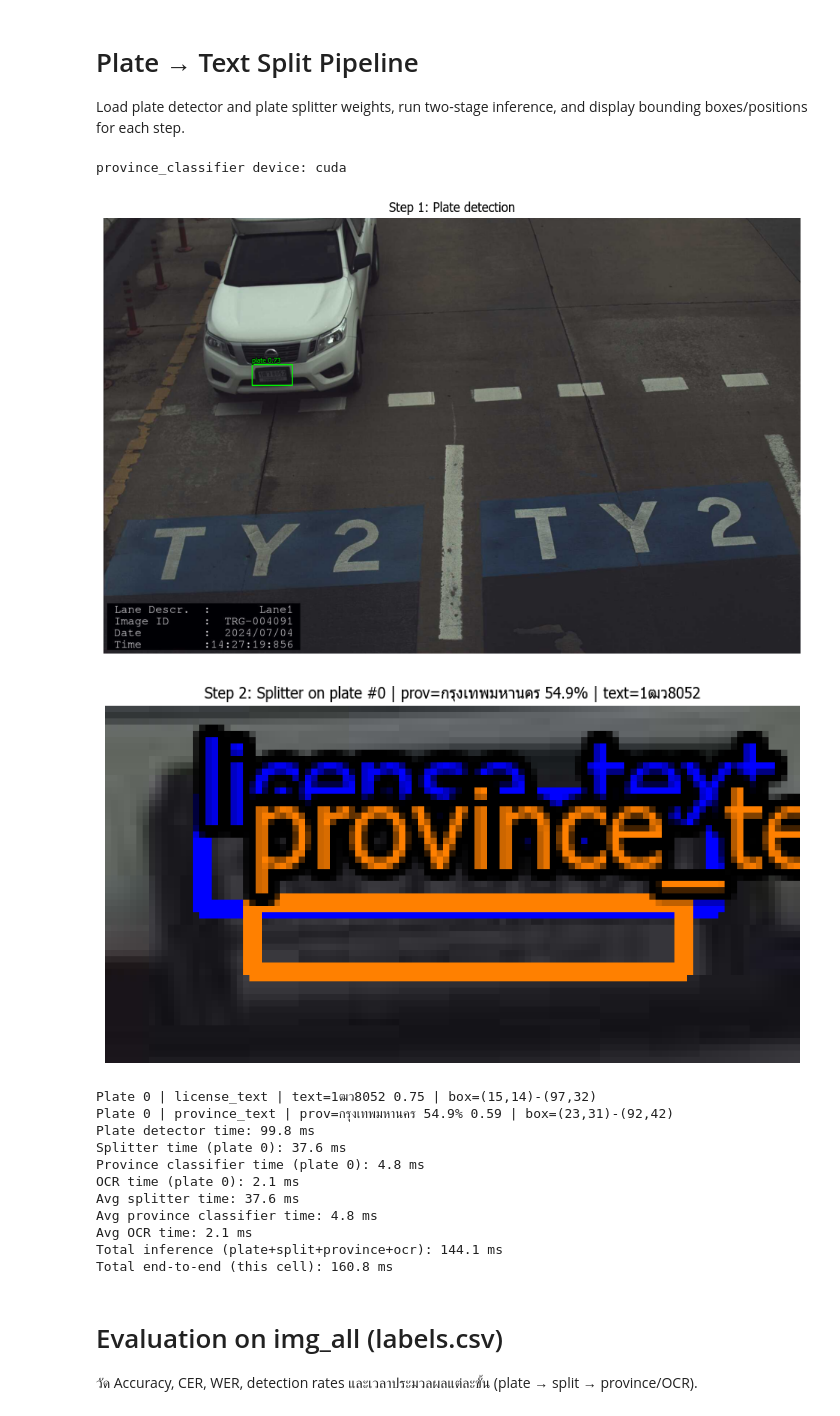
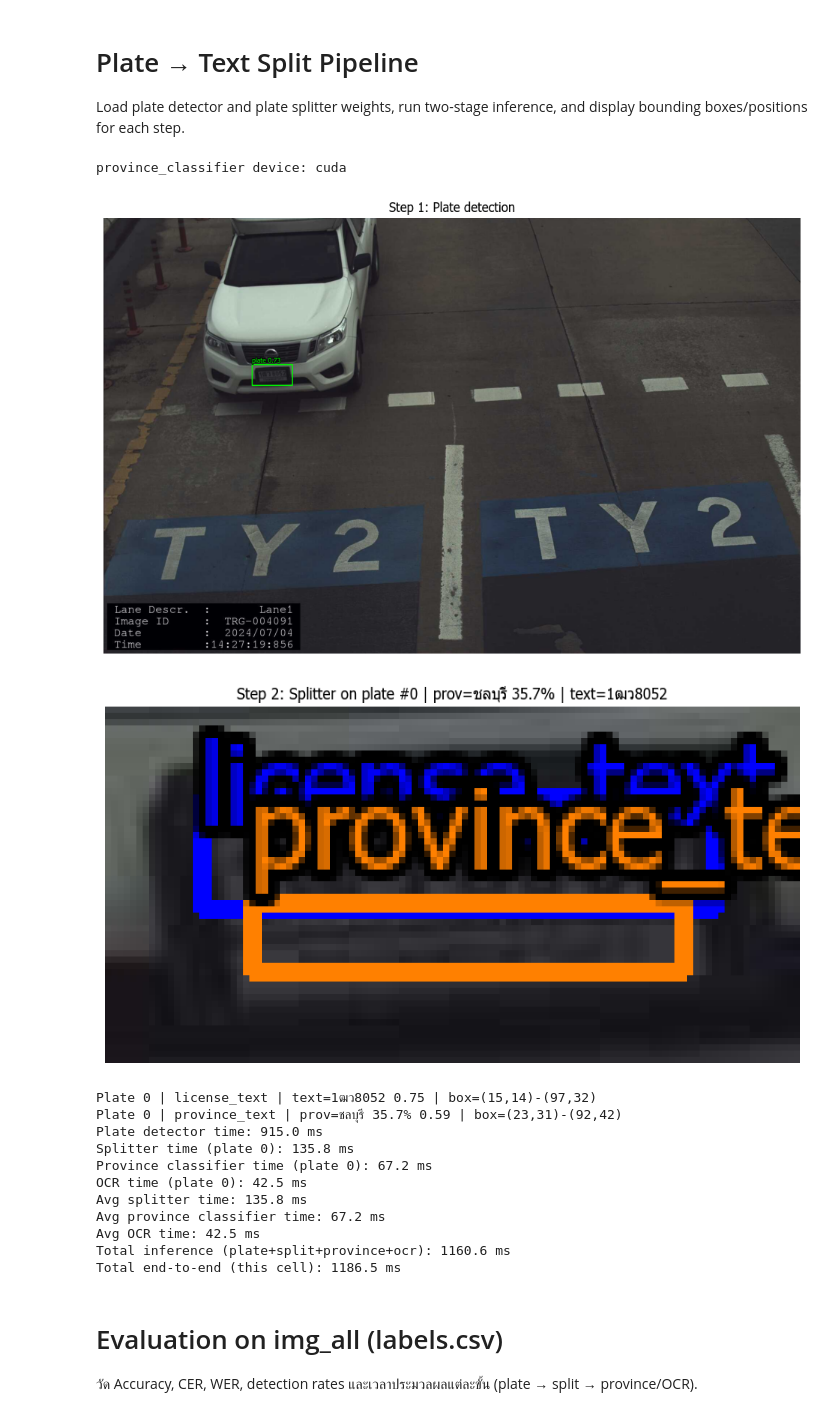
Before and after one commit to Tanaphat-Ken/ALPR, a Jupyter notebook: pipeline/pipe_load.ipynb, the cells around one changed output. Cells and saved outputs as stored; diff of their text form; code cells hidden in the pictures.

Commit message:
Using new province classifier model

```diff
--- a/pipeline/pipe_load.ipynb
+++ b/pipeline/pipe_load.ipynb
@@ -60,7 +60,8 @@ def draw_text_thai_bgr(img_bgr: np.ndarray, text: str, org_xy: tuple[int, int],
 WEIGHTS_DIR = Path(r"D:\CodingD\ALPR\weights")
 PLATE_DET_W = WEIGHTS_DIR / "plate_detector_best.pt"
 PLATE_SPLIT_W = WEIGHTS_DIR / "plate_splitter_best.pt"
-PROVINCE_CKPT = WEIGHTS_DIR / "province_classifier_best_old.pt"
+# PROVINCE_CKPT = WEIGHTS_DIR / "province_classifier_best_old.pt"  # tf_efficientnet_b0 (old)
+PROVINCE_CKPT = WEIGHTS_DIR / "province_classifier_best_new_model.pt"  # mobilenetv3_small_100 (new)
 OCR_CKPT = WEIGHTS_DIR / "upper_ctc_best.pt"  # CTC OCR checkpoint (.pt)
 
 # Load models
@@ -311,45 +312,45 @@ else:
             x1, y1, x2, y2 = map(int, b)
             print(f"Plate {idx} | {lbl} | box=({x1},{y1})-({x2},{y2})")
 
 # --- Timing summary ---
 print(f"Plate detector time: {plate_time*1000:.1f} ms")
 for idx, st in split_times:
     print(f"Splitter time (plate {idx}): {st*1000:.1f} ms")
 for idx, st in province_times:
     print(f"Province classifier time (plate {idx}): {st*1000:.1f} ms")
 for idx, st in ocr_times:
     print(f"OCR time (plate {idx}): {st*1000:.1f} ms")
 
 if split_times:
     avg_split = sum(st for _, st in split_times) / len(split_times)
     print(f"Avg splitter time: {avg_split*1000:.1f} ms")
 if province_times:
     avg_prov = sum(st for _, st in province_times) / len(province_times)
     print(f"Avg province classifier time: {avg_prov*1000:.1f} ms")
 if ocr_times:
     avg_ocr = sum(st for _, st in ocr_times) / len(ocr_times)
     print(f"Avg OCR time: {avg_ocr*1000:.1f} ms")
 
 sum_split = sum(st for _, st in split_times)
 sum_prov = sum(st for _, st in province_times)
 sum_ocr = sum(st for _, st in ocr_times)
 print(f"Total inference (plate+split+province+ocr): {(plate_time + sum_split + sum_prov + sum_ocr)*1000:.1f} ms")
 print(f"Total end-to-end (this cell): {t_all*1000:.1f} ms")
 # %% [output]
 province_classifier device: cuda
 [figure]
-[figure, old version]
+[figure, new version]
 Plate 0 | license_text | text=1ฒว8052 0.75 | box=(15,14)-(97,32)
-Plate 0 | province_text | prov=กรุงเทพมหานคร 54.9% 0.59 | box=(23,31)-(92,42)
-Plate detector time: 99.8 ms
-Splitter time (plate 0): 37.6 ms
-Province classifier time (plate 0): 4.8 ms
-OCR time (plate 0): 2.1 ms
-Avg splitter time: 37.6 ms
-Avg province classifier time: 4.8 ms
-Avg OCR time: 2.1 ms
-Total inference (plate+split+province+ocr): 144.1 ms
-Total end-to-end (this cell): 160.8 ms
+Plate 0 | province_text | prov=ชลบุรี 35.7% 0.59 | box=(23,31)-(92,42)
+Plate detector time: 915.0 ms
+Splitter time (plate 0): 135.8 ms
+Province classifier time (plate 0): 67.2 ms
+OCR time (plate 0): 42.5 ms
+Avg splitter time: 135.8 ms
+Avg province classifier time: 67.2 ms
+Avg OCR time: 42.5 ms
+Total inference (plate+split+province+ocr): 1160.6 ms
+Total end-to-end (this cell): 1186.5 ms
 # %% [markdown]
 # Evaluation on img_all (labels.csv)
 วัด Accuracy, CER, WER, detection rates และเวลาประมวลผลแต่ละขั้น (plate → split → province/OCR).
```
Also changed, not shown: parts of 1 cell of this notebook.
